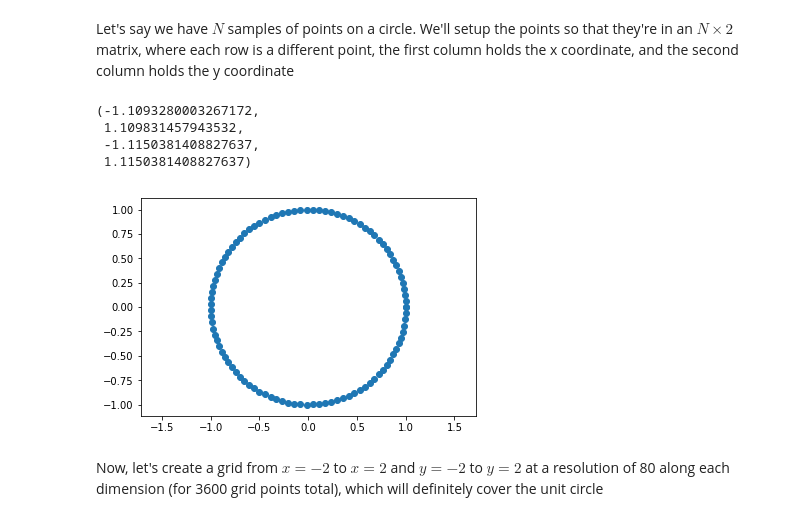
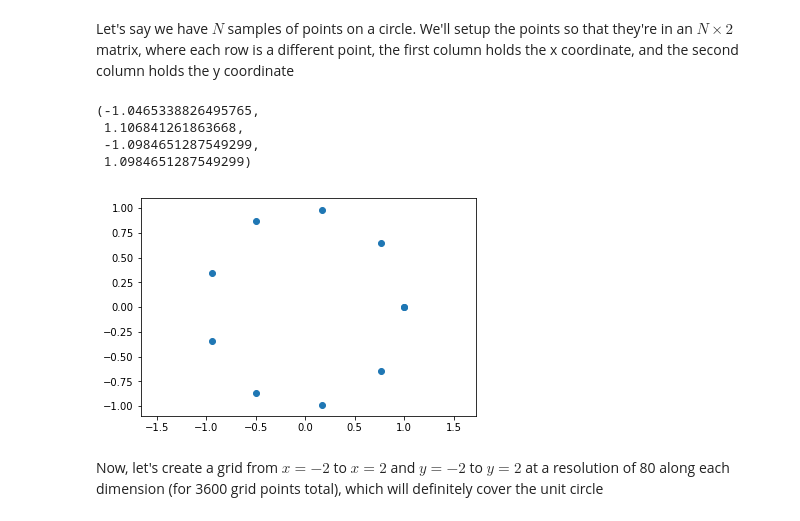
Before and after one commit to ctralie/NonrigidFusion, a Jupyter notebook: NumpyExamples.ipynb, the cells around one changed output. Saved outputs shown, nothing was run; the diff lists cells and outputs as text; code cells hidden in the pictures.

Commit message:
Working with Rachel to create a signed distance image

```diff
--- a/NumpyExamples.ipynb
+++ b/NumpyExamples.ipynb
@@ -52,19 +52,19 @@ Text(0.5,1,'Tangent')
 # %% [markdown]
 Let's say we have $N$ samples of points on a circle.  We'll setup the points so that they're in an $N \times 2$ matrix, where each row is a different point, the first column holds the x coordinate, and the second column holds the y coordinate
 # %%
-N = 100
+N = 10
 t = np.linspace(0, 2*np.pi, N)
 XCircle = np.zeros((N, 2))
 XCircle[:, 0] = np.cos(t) # The x coordinates go along the first column
 XCircle[:, 1] = np.sin(t)
 plt.scatter(XCircle[:, 0], XCircle[:, 1])
 plt.axis('equal')
 # %% [output]
-(-1.1093280003267172,
- 1.109831457943532,
- -1.1150381408827637,
- 1.1150381408827637)
+(-1.0465338826495765,
+ 1.106841261863668,
+ -1.0984651287549299,
+ 1.0984651287549299)
-[figure, old version]
+[figure, new version]
 # %% [markdown]
 Now, let's create a grid from $x = -2$ to $x = 2$ and $y = -2$ to $y = 2$ at a resolution of 80 along each dimension (for 3600 grid points total), which will definitely cover the unit circle
 # %%
```
Also changed, not shown: parts of 17 cells of this notebook, 1 other file.
